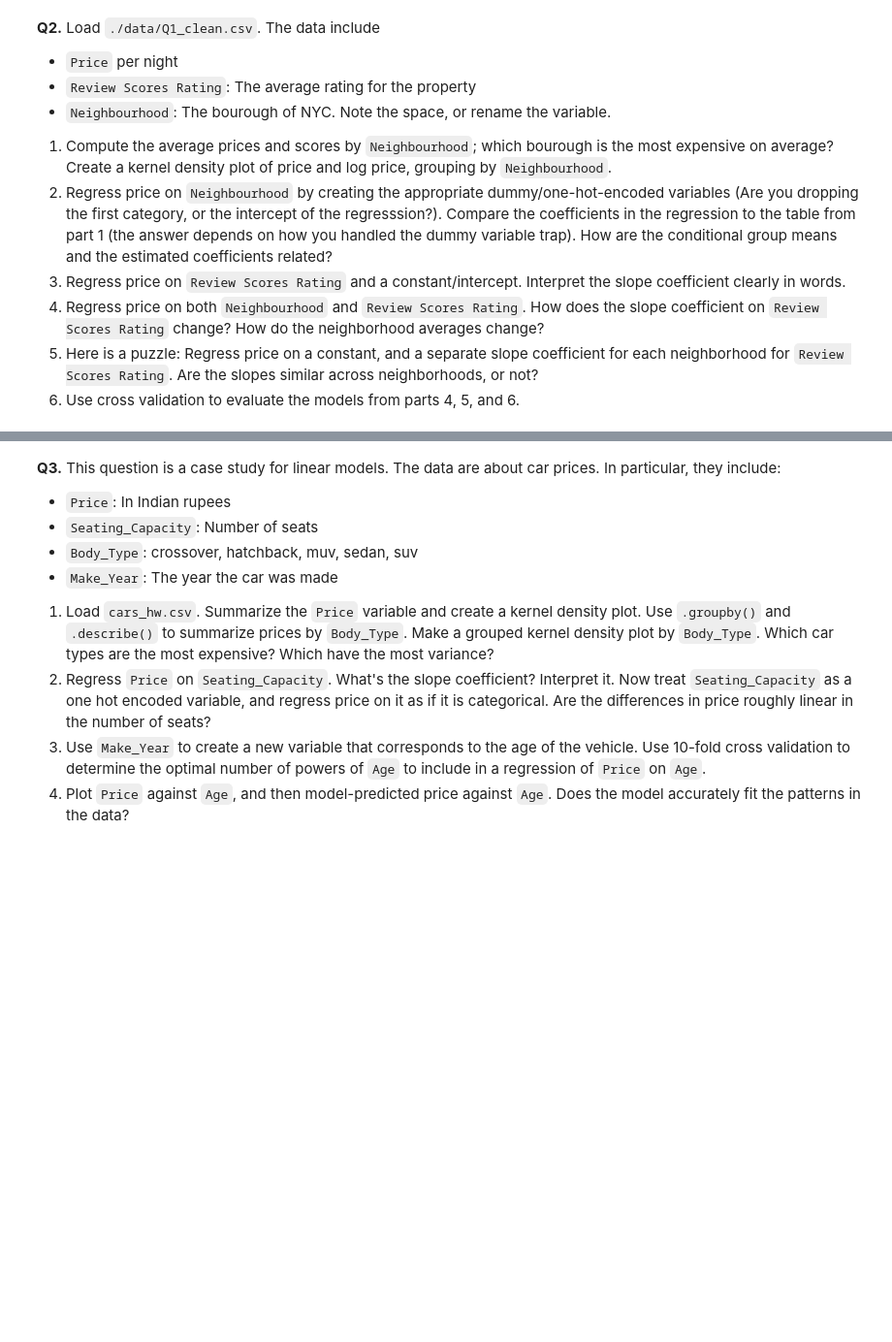
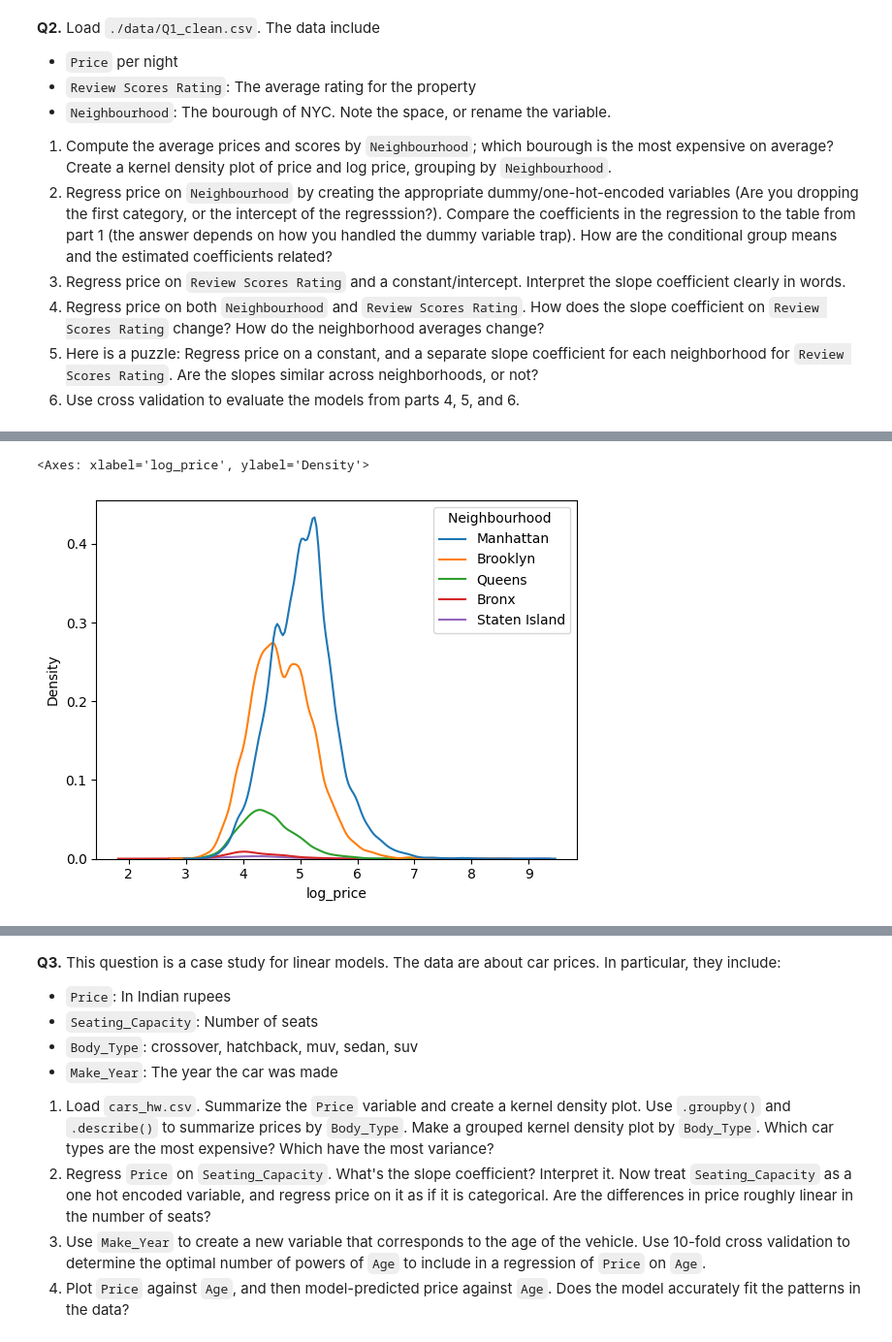
Before and after one commit to AngelikaBaloy/undergrad_ml_assignments, a Jupyter notebook: 03_assignment_linear_models.ipynb, the cells around one changed output, grey strips where cells are left out. Shown at 97% size. Cells and saved outputs as stored; diff of their text form; code cells hidden in the pictures; blank space fills up the shorter version.

```diff
--- a/03_assignment_linear_models.ipynb
+++ b/03_assignment_linear_models.ipynb
@@ -35,0 +74,7 @@
+# %%
+# kdeplot for log price by neighborhood
+Q1_clean['log_price'] = np.log(Q1_clean['Price'])
+sns.kdeplot(data=Q1_clean, x='log_price', hue='Neighbourhood ')
+# %% [output]
+<Axes: xlabel='log_price', ylabel='Density'>
+[figure, added]
```
Also changed, not shown: parts of 14 cells of this notebook.
